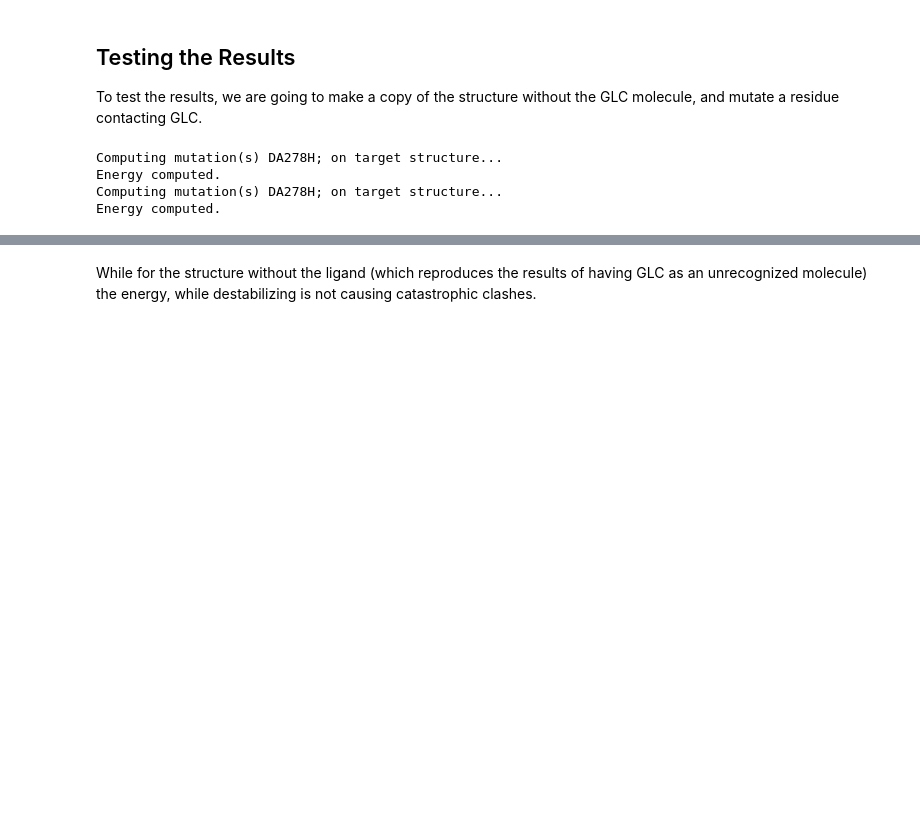
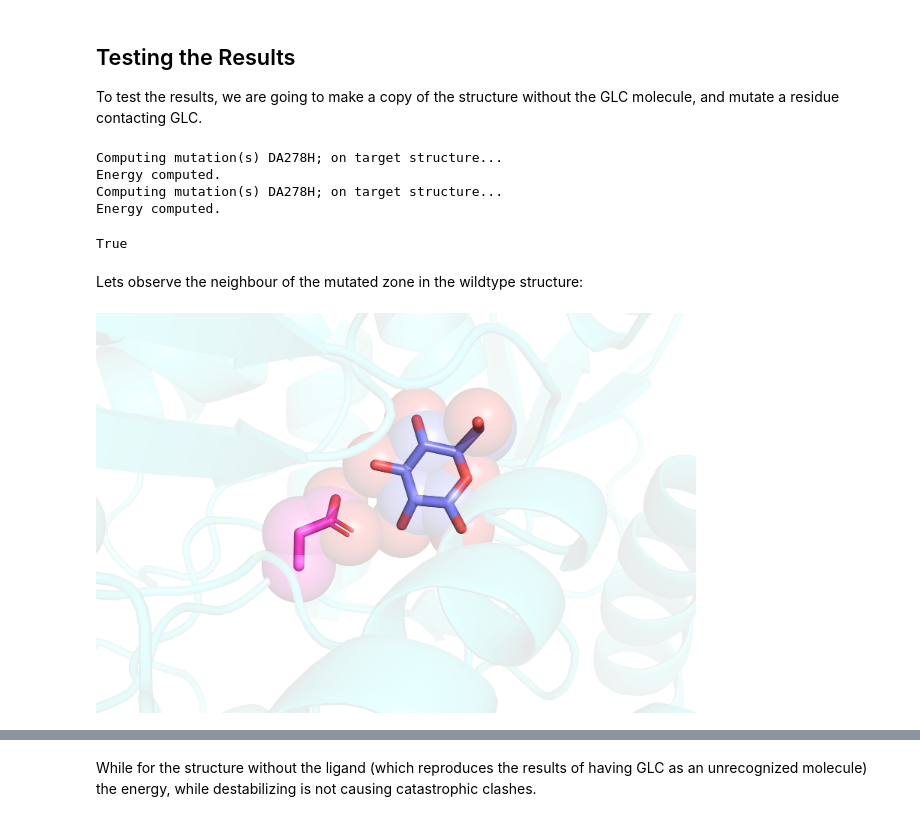
Before and after one commit to leandroradusky/pyfoldx, a Jupyter notebook: notebooks/moleculeParameterization.ipynb, the cells around one changed output, grey strips where cells are left out. Cells and saved outputs as stored; diff of their text form; code cells hidden in the pictures; blank space fills up the shorter version.

```diff
--- a/notebooks/moleculeParameterization.ipynb
+++ b/notebooks/moleculeParameterization.ipynb
@@ -143,8 +149,19 @@ st_A_no_GLC = Structure("2B3B_A_no_GLC", fromString=linesWithoutGLC)
 # %%
 energyDf_GLC, ensMut_GLC, ensWT_GLC = st_A.mutate("DA278H;", generateMutationsEnsemble=True)
 energyDf_no_GLC, ensMut_no_GLC, ensWT_no_GLC = st_A_no_GLC.mutate("DA278H;", generateMutationsEnsemble=True)
+
+# And we save it to generate further figures
+FileHandler.writeLines("data/parameterization/Mutated_GLC.pdb", ensMut_GLC.frames[0].toPdb())
+FileHandler.writeLines("data/parameterization/Mutated_no_GLC.pdb", ensMut_no_GLC.frames[0].toPdb())
 # %% [output]
 Computing mutation(s) DA278H; on target structure...
 Energy computed.
 Computing mutation(s) DA278H; on target structure...
 Energy computed.
+True
+# %% [markdown]
+Lets observe the neighbour of the mutated zone in the wildtype structure:
+# %%
+display.Image("./data/parameterization/wildType.png", width=600, height=600)
+# %% [output]
+[figure, added]
```
Also changed, not shown: parts of 11 cells of this notebook, 9 other files.
